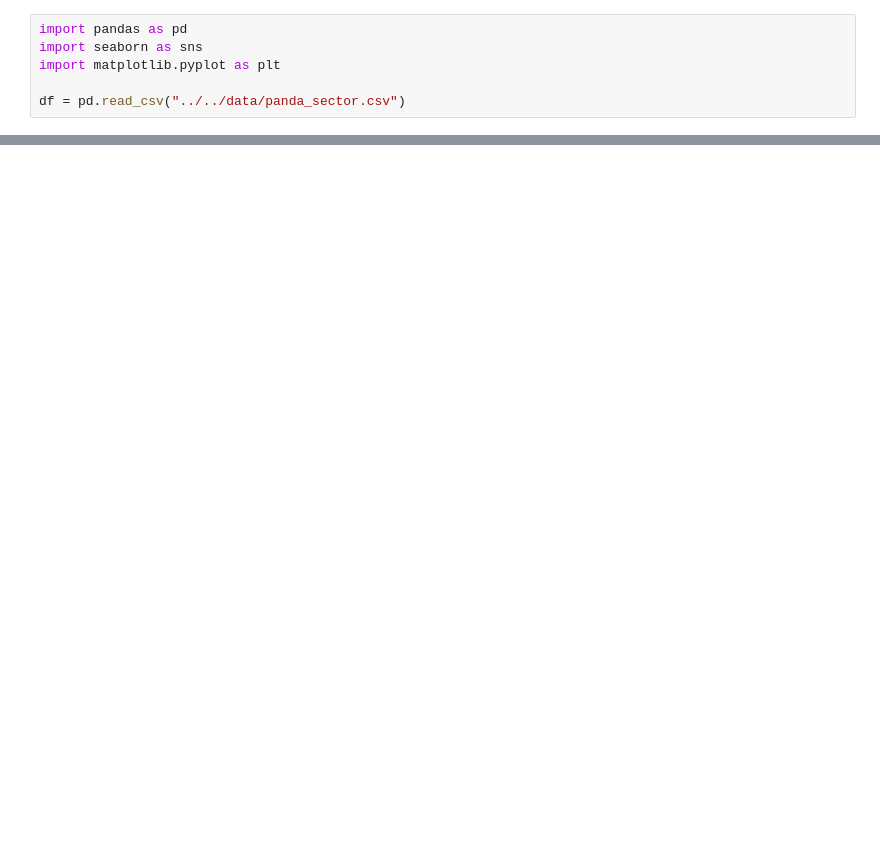
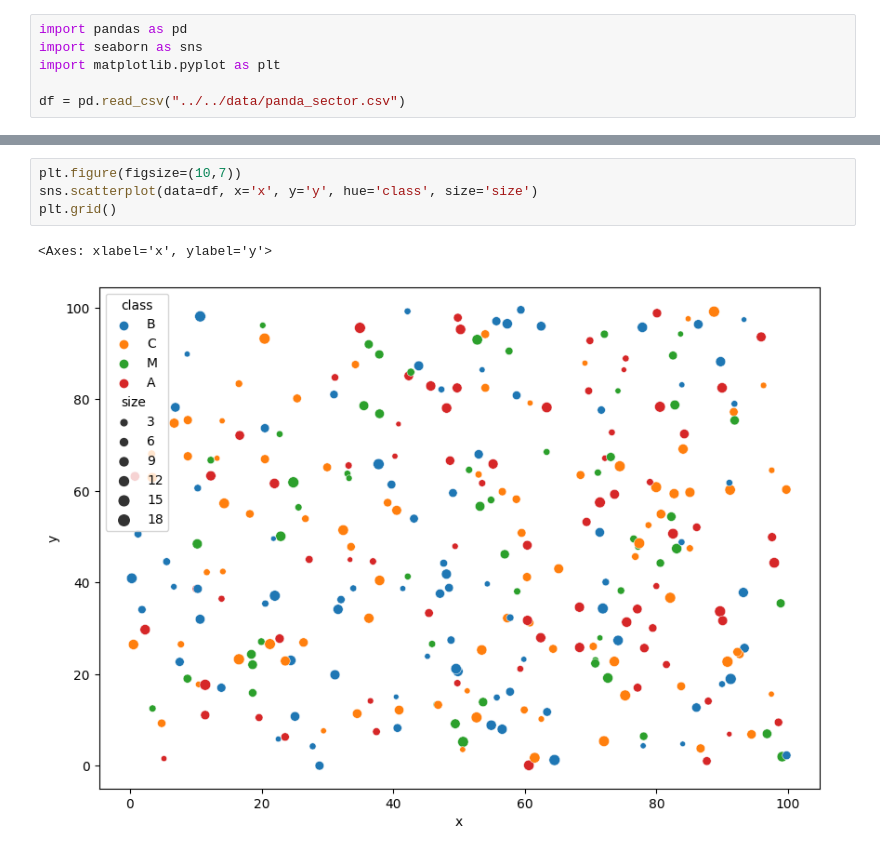
Before and after one commit to pagar22/space-pandas, a Jupyter notebook: src/ds-pandas/navigation.ipynb, the cells around one changed output, grey strips where cells are left out. Saved outputs shown, nothing was run; the diff lists cells and outputs as text; blank space fills up the shorter version.

```diff
--- a/src/ds-pandas/navigation.ipynb
+++ b/src/ds-pandas/navigation.ipynb
@@ -15,0 +46,7 @@ Text(0, 0.5, 'y coordinate in $\\sqrt{warps}$')
+# %%
+plt.figure(figsize=(10,7))
+sns.scatterplot(data=df, x='x', y='y', hue='class', size='size')
+plt.grid()
+# %% [output]
+<Axes: xlabel='x', ylabel='y'>
+[figure, added]
```
Also changed, not shown: parts of 4 cells of this notebook, 4 other files.
